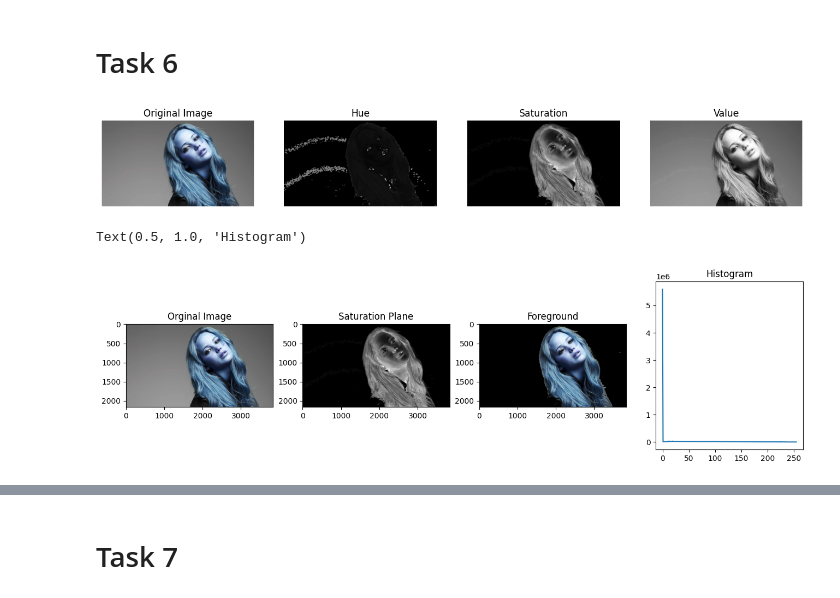
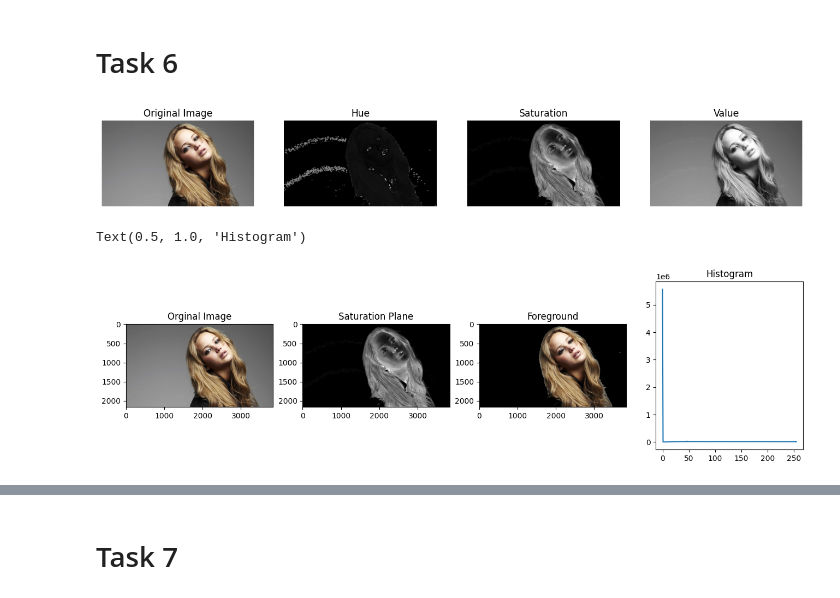
Before and after one commit to AnushkaSamaranayake/-Intensity-Transformations-and-Neighbourhood-Filtering, a Jupyter notebook: test.ipynb, the cells around one changed output, grey strips where cells are left out. Saved outputs shown, nothing was run; the diff lists cells and outputs as text; code cells hidden in the pictures.

```diff
--- a/test.ipynb
+++ b/test.ipynb
@@ -370,49 +370,50 @@ import numpy as np
 import matplotlib.pyplot as plt
 import cv2 as cv
 
 img = cv.imread('a1images/jeniffer.jpg')
 assert img is not None
+img_copy = img.copy()
 
 img_gray = cv.cvtColor(img, cv.COLOR_BGR2GRAY)
 
 #Convert the image to RBG since the img opens in BGR format
 img_rgb = cv.cvtColor(img, cv.COLOR_BGR2RGB)
 
 #Convert the image to HSV
-img_hsv = cv.cvtColor(img, cv.COLOR_BGR2HSV)
+img_hsv = cv.cvtColor(img_rgb, cv.COLOR_RGB2HSV)
 
 #Split the image into Hue, Saturation and Value
 img_hue, img_saturation, img_value = cv.split(img_hsv)
 
 #plot the images
 fig, ax = plt.subplots(1, 4, figsize=(16, 4))
-ax[0].imshow(img, cmap='gray', vmin=0, vmax=255)
+ax[0].imshow(img_rgb, cmap='gray', vmin=0, vmax=255)
 ax[0].set_title('Original Image')
 ax[1].imshow(img_hue, cmap='gray', vmin=0, vmax=255)
 ax[1].set_title('Hue')
 ax[2].imshow(img_saturation, cmap='gray', vmin=0, vmax=255)
 ax[2].set_title('Saturation')
 ax[3].imshow(img_value, cmap='gray', vmin=0, vmax=255)
 ax[3].set_title('Value')
 for a in ax:
     a.axis('off')
 
 plt.show()
 # %% [output]
-[figure, old version]
+[figure, new version]
 # %%
 #Choose the saturation plane for applying the threshold mask
 rows,cols,channels = img.shape
 #roi = img[0:rows, 0:cols]
-ret, mask = cv.threshold(img_saturation, 11, 255, cv.THRESH_BINARY)
+ret, mask = cv.threshold(img_saturation, 11, 255, cv.THRESH_BINARY) #set threshold as 11 for good mask selection
 mask_inv = cv.bitwise_not(mask)
-img_fg = cv.bitwise_and(img, img, mask=mask)
+img_fg = cv.bitwise_and(img_rgb, img_rgb, mask=mask)
 img_bg = cv.bitwise_and(img,img,mask=mask_inv)
 
 hist = cv.calcHist([img_fg], [0], None, [256], [0, 256] )
 
 fig, ax = plt.subplots(1,4,figsize=(16,4))
-ax[0].imshow(img, cmap='gray', vmin=0, vmax=255)
+ax[0].imshow(img_rgb, cmap='gray', vmin=0, vmax=255)
 ax[0].set_title('Orginal Image')
 ax[1].imshow(img_saturation, cmap='gray', vmin=0, vmax=255)
 ax[1].set_title('Saturation Plane')
@@ -422,7 +423,7 @@ ax[3].plot(hist)
 ax[3].set_title('Histogram')
 # %% [output]
 Text(0.5, 1.0, 'Histogram')
-[figure, old version]
+[figure, new version]
 # %%
 #g = cv.equalizeHist(img_fg)
 # hist = cv.calcHist([img_fg], [0], None, [256], [0, 256])
```
Also changed, not shown: parts of 3 cells of this notebook.
